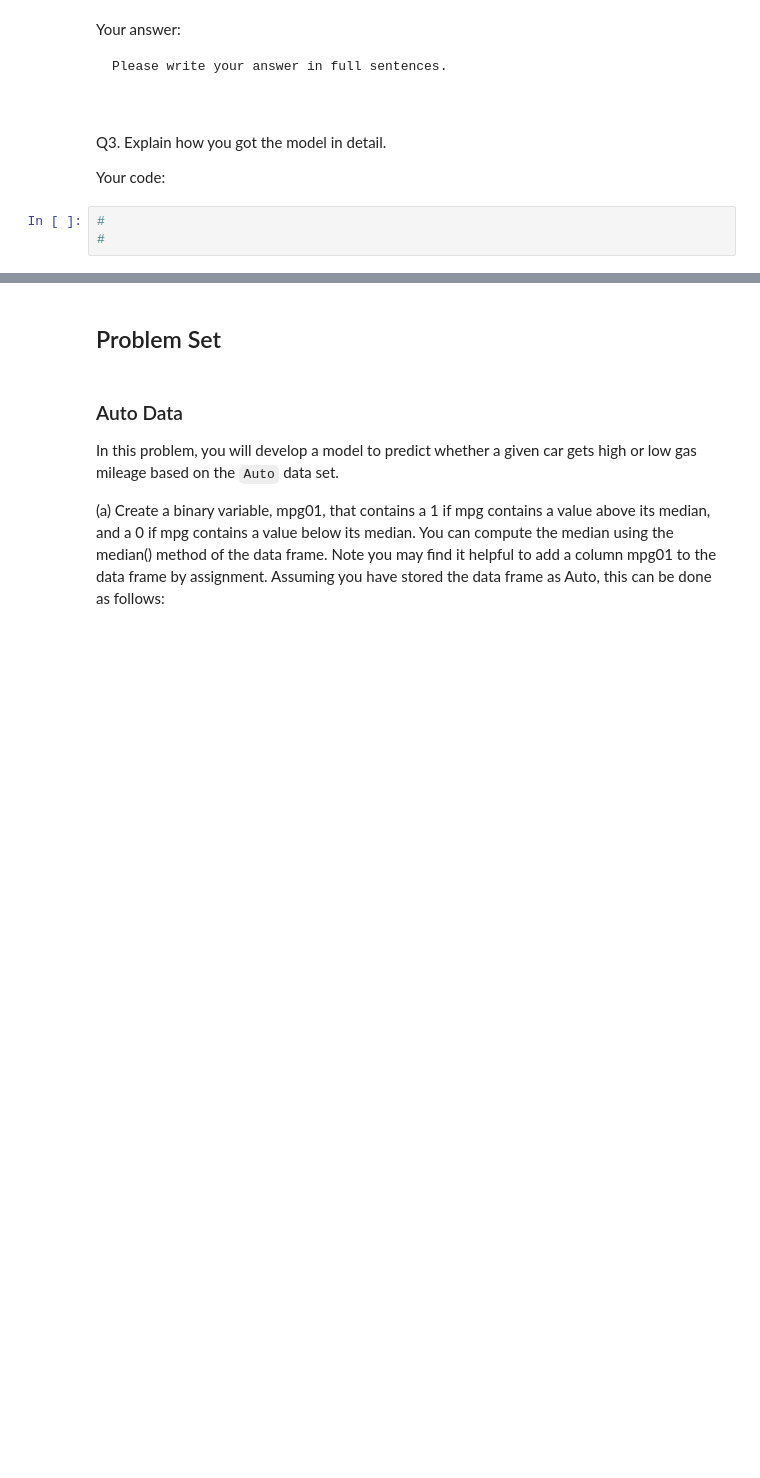
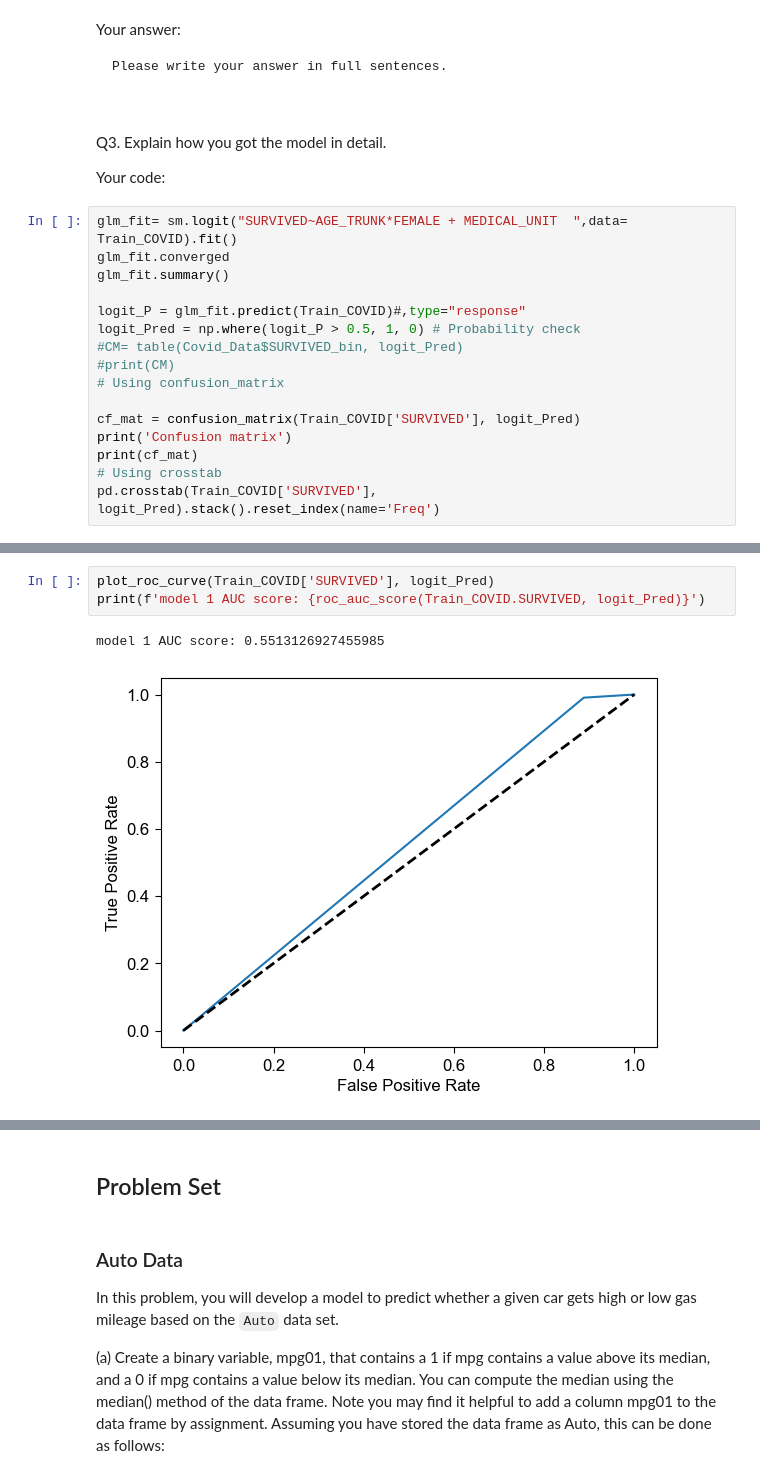
Before and after one commit to BU-MSSP-Classroom/MA679_Spring2024_03_classification-jianing724, a Jupyter notebook: Ch04_Classification_Python.ipynb, the cells around one changed output, grey strips where cells are left out. Cells and saved outputs as stored; diff of their text form; blank space fills up the shorter version.

```diff
--- a/Ch04_Classification_Python.ipynb
+++ b/Ch04_Classification_Python.ipynb
@@ -367,5 +451,18 @@ Q3. Explain how you got the model in detail.
 
 Your code:
 # %%
-#
-#
+glm_fit= sm.logit("SURVIVED~AGE_TRUNK*FEMALE + MEDICAL_UNIT  ",data= Train_COVID).fit()
+glm_fit.converged
+glm_fit.summary()
+
+logit_P = glm_fit.predict(Train_COVID)#,type="response"
+logit_Pred = np.where(logit_P > 0.5, 1, 0) # Probability check
+#CM= table(Covid_Data$SURVIVED_bin, logit_Pred)
+#print(CM)
+# Using confusion_matrix
+
+cf_mat = confusion_matrix(Train_COVID['SURVIVED'], logit_Pred)
+print('Confusion matrix')
+print(cf_mat)
+# Using crosstab
+pd.crosstab(Train_COVID['SURVIVED'], logit_Pred).stack().reset_index(name='Freq')
@@ -372,3 +481,9 @@ Your code:
+# %%
+plot_roc_curve(Train_COVID['SURVIVED'], logit_Pred)
+print(f'model 1 AUC score: {roc_auc_score(Train_COVID.SURVIVED, logit_Pred)}')
+# %% [output]
+model 1 AUC score: 0.5513126927455985
+[figure, added]
 # %% [markdown]
 Your answer:
 
```
Also changed, not shown: parts of 33 cells of this notebook.
